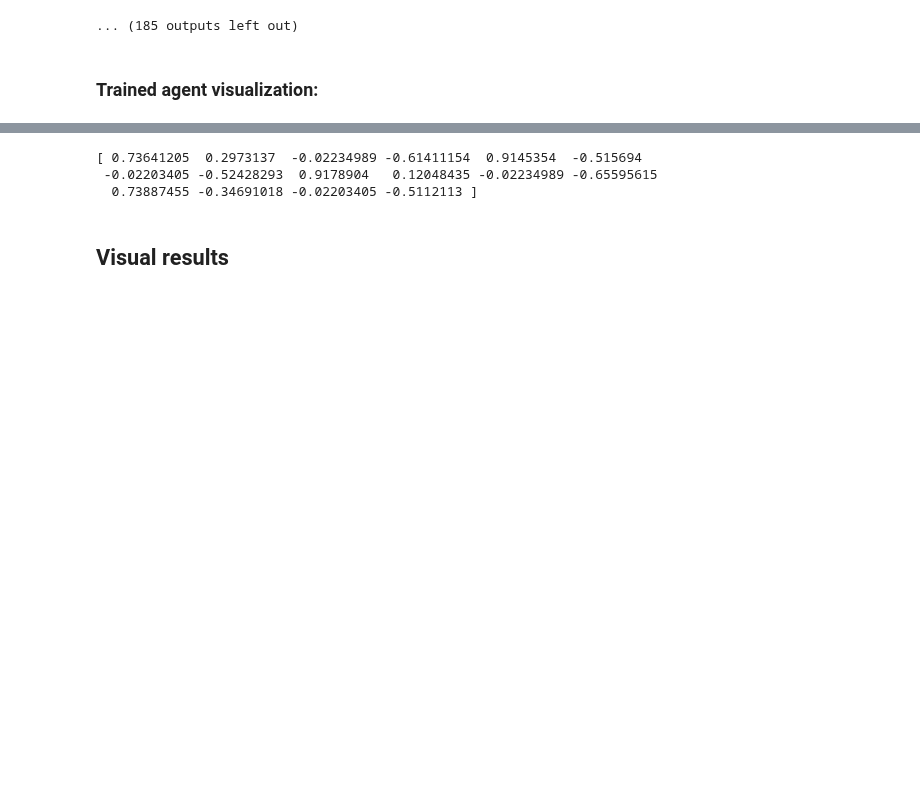
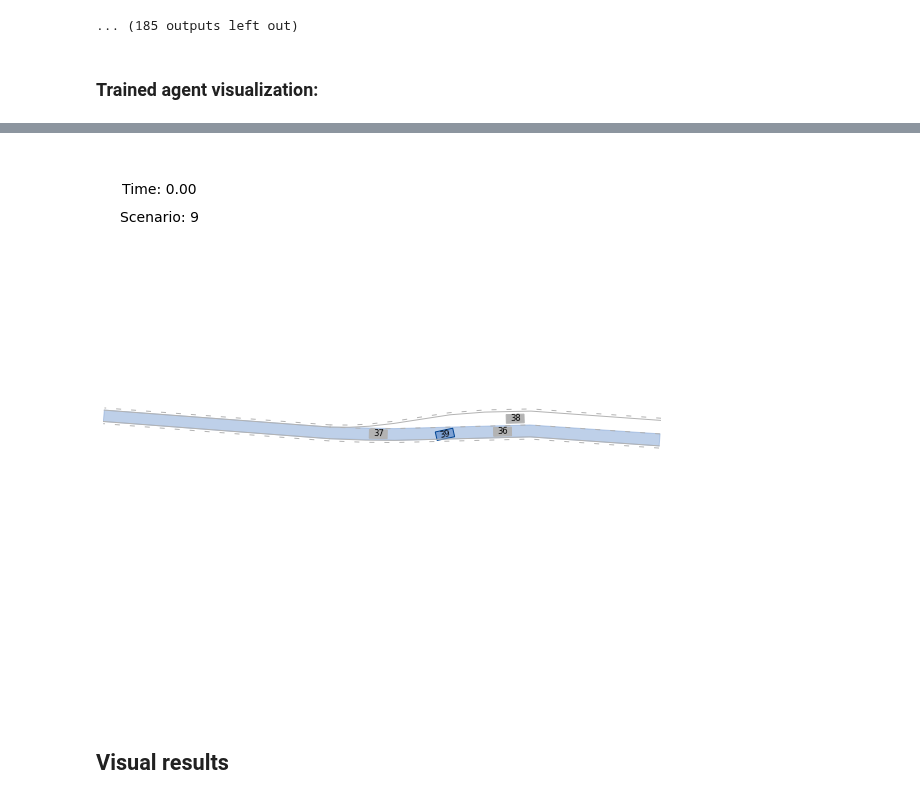
Before and after one commit to bark-simulator/bark-ml, a Jupyter notebook: docs/report/gail.ipynb, the cells around one changed output, grey strips where cells are left out. Saved outputs shown, nothing was run; the diff lists cells and outputs as text; code cells hidden in the pictures; blank space fills up the shorter version.

Commit message:
visualization in notebook works.

```diff
--- a/docs/report/gail.ipynb
+++ b/docs/report/gail.ipynb
@@ -302,5 +302,5 @@ runner = GAILRunner(params=params,
                  expert_trajs=expert_trajectories)
 
 # Visualize the agent
-runner.Visualize(10)
+runner.Visualize(10, renderer="matplotlib_jupyter")
 # %% [output]
@@ -308,6 +307,4 @@ runner.Visualize(10)
-[ 0.73641205  0.2973137  -0.02234989 -0.61411154  0.9145354  -0.515694
- -0.02203405 -0.52428293  0.9178904   0.12048435 -0.02234989 -0.65595615
-  0.73887455 -0.34691018 -0.02203405 -0.5112113 ]
+[figure, added]
 # %% [markdown]
 ## Visual results
 # %% [markdown]
```
Also changed, not shown: parts of 1 cell of this notebook, 3 other files.
